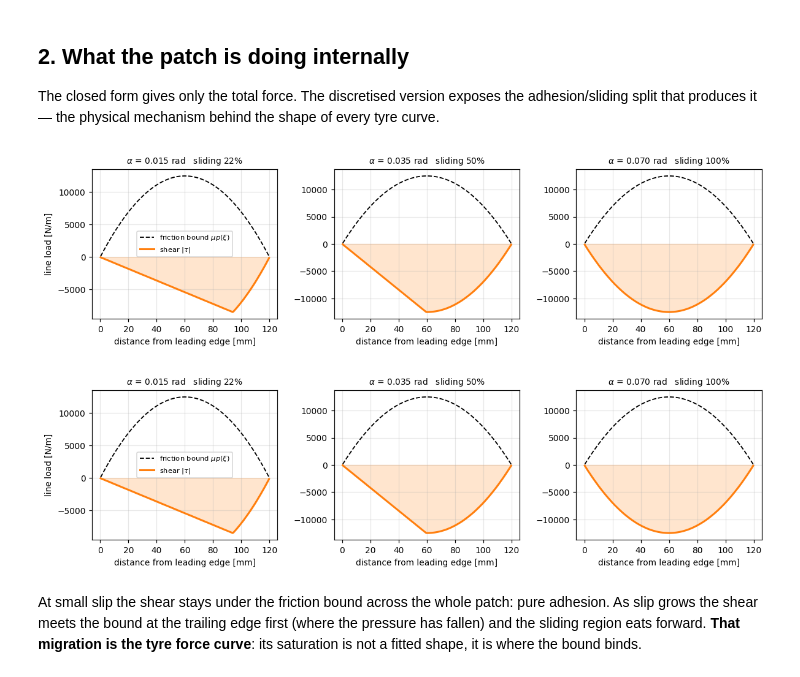
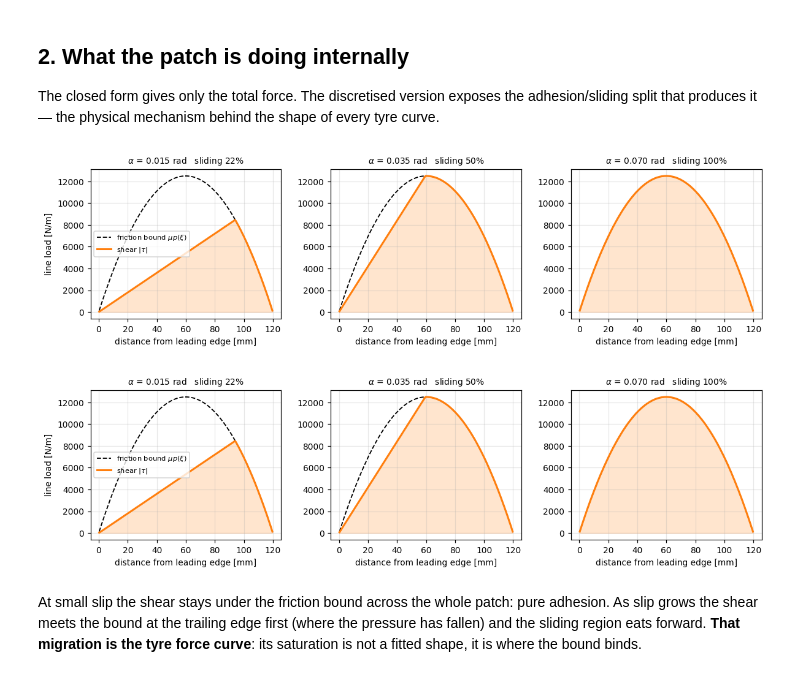
Before and after one commit to agpoks/tire_physics_nn, a Jupyter notebook: notebooks/05_brush_patch_pde.ipynb, the cells around one changed output. Drawn from its saved outputs; the diff is of its cells as text; code cells hidden in the pictures.

```diff
--- a/notebooks/05_brush_patch_pde.ipynb
+++ b/notebooks/05_brush_patch_pde.ipynb
@@ -86,24 +86,26 @@ every tyre curve.
 # %%
 NE = 200
 fig, axes = plt.subplots(1, 3, figsize=(11, 3.1))
 for ax, slip in zip(axes, [0.015, 0.035, 0.07]):
     a1 = torch.tensor([A]); Fz1 = torch.tensor([1000.0])
     xi, _ = patch_coordinates(NE, a1)
     p = parabolic_pressure(xi, a1, Fz1)
     out = patch_forces(torch.zeros(1), torch.tan(torch.tensor([slip])), Fz1, a1,
                        torch.tensor([KB]), torch.tensor([MU]), n_elements=NE)
     x = xi[0].numpy() * 1000                       # mm from leading edge
     ax.plot(x, (MU * p[0]).numpy(), "k--", lw=1.2, label=r"friction bound $\mu p(\xi)$")
-    ax.plot(x, (-out["tau_y"][0]).numpy(), color="tab:orange", lw=2, label=r"shear $|\tau|$")
-    ax.fill_between(x, 0, (-out["tau_y"][0]).numpy(), color="tab:orange", alpha=0.2)
+    # tau_y is already the positive magnitude along the slip direction; the SAE sign
+    # flip happens only when it is integrated into Fy.
+    ax.plot(x, out["tau_y"][0].numpy(), color="tab:orange", lw=2, label=r"shear $|\tau|$")
+    ax.fill_between(x, 0, out["tau_y"][0].numpy(), color="tab:orange", alpha=0.2)
     ax.set_title(f"$\\alpha$ = {slip:.3f} rad   sliding {float(out['sliding_fraction']):.0%}", fontsize=9)
     ax.set_xlabel("distance from leading edge [mm]")
 axes[0].set_ylabel("line load [N/m]")
 axes[0].legend(fontsize=7.5)
 fig.tight_layout(); fig
 # %% [output]
-[figure, old version]
+[figure, new version]
-[figure, old version]
+[figure, new version]
 # %% [markdown]
 At small slip the shear stays under the friction bound across the whole patch: pure
 adhesion. As slip grows the shear meets the bound at the trailing edge first (where the
```
Also changed, not shown: 10 other files.
